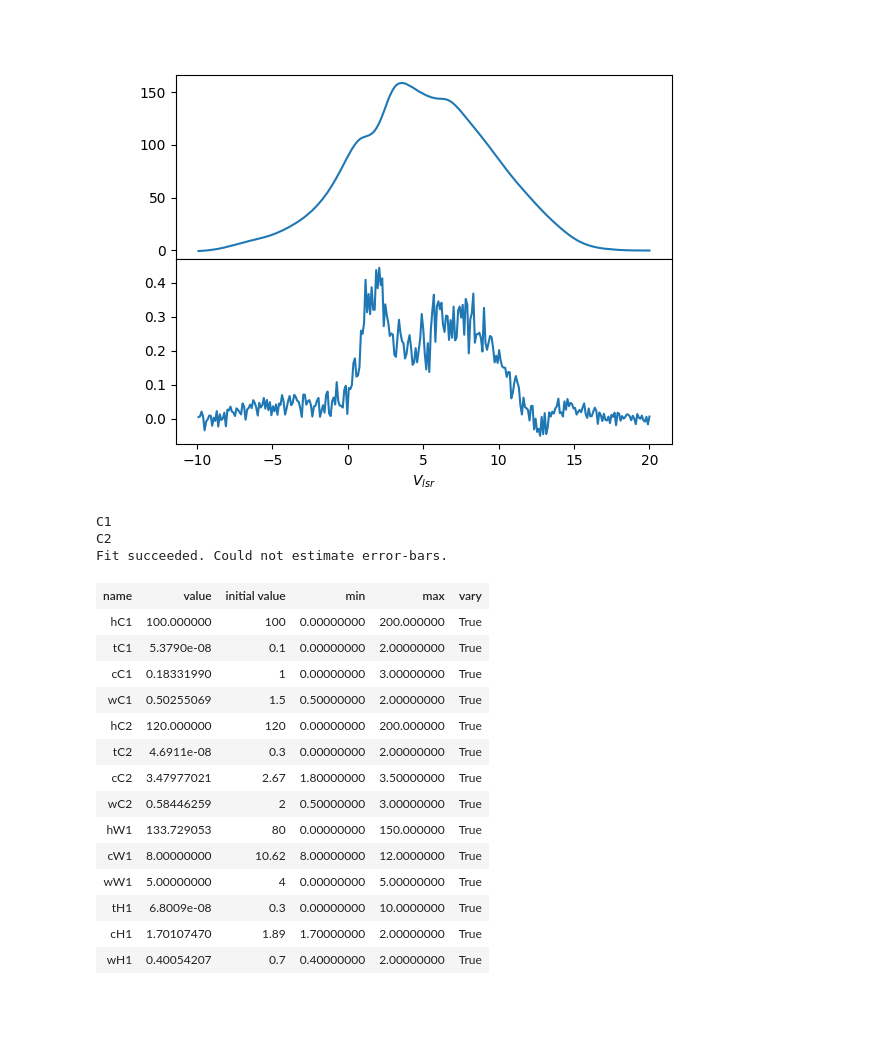
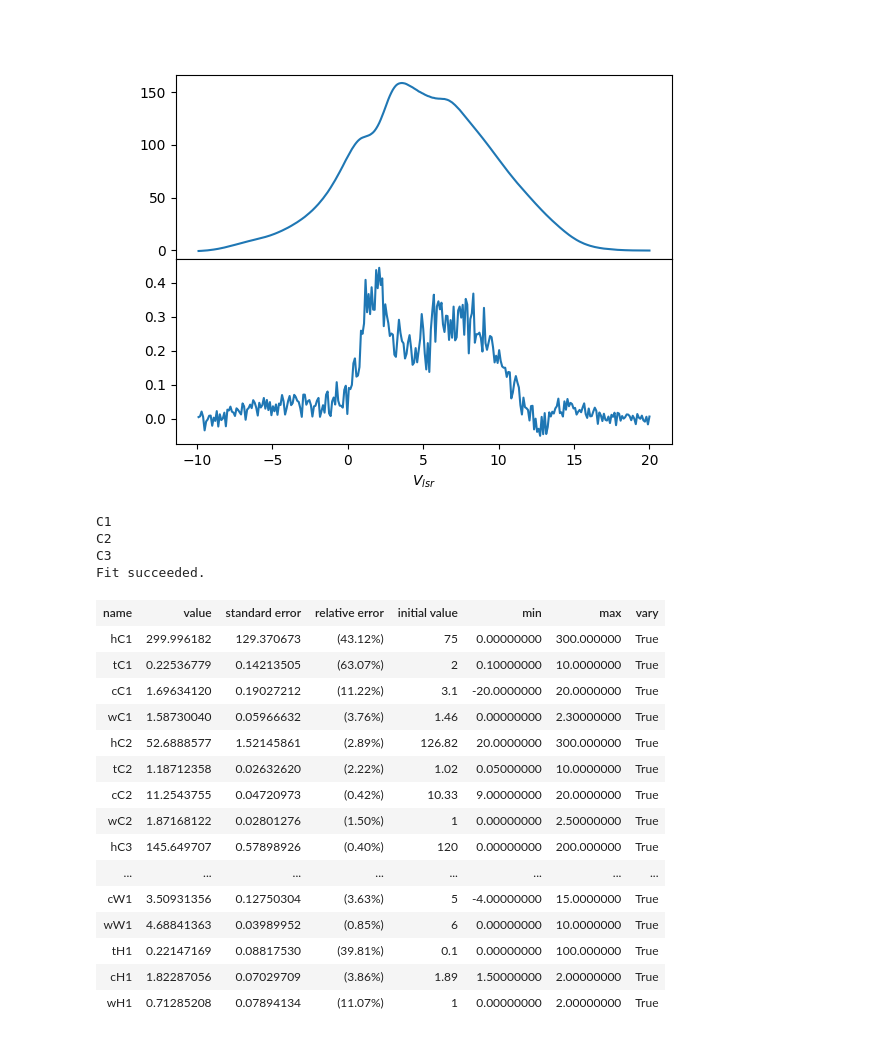
Before and after one commit to UjwalReddy267/ZeemanStokes, a Jupyter notebook: autofit.ipynb, the cells around one changed output. Drawn from its saved outputs; the diff is of its cells as text; code cells hidden in the pictures; blank space fills up the shorter version.

```diff
--- a/autofit.ipynb
+++ b/autofit.ipynb
@@ -356,27 +376,37 @@ class stokes_V:
 
 stokesIModel = stokes_I(vel,stk_i)
 
-stokesIModel.addCNM('C1',[100,0.1,1,1.5],
+stokesIModel.addCNM('C1',
+             [75,2,3.1,1.46],
              [True,True,True,True],
-             [0,0,0,0.5],
-             [200,2,3,2])
+             [0,0.1,-20,0],
+             [300,10,20,2.3])
 
-stokesIModel.addCNM('C2',[120,0.3,2.67,2],
+stokesIModel.addCNM('C2',
+             [126.82,1.02,10.33,1],
              [True,True,True,True],
-             [0,0,1.8,0.5],
-             [200,2,3.5,3])
+             [20,0.05,9,0],
+             [300,10,20,2.5])
 
-stokesIModel.addWNM('W1',[80,10.62,4],
+stokesIModel.addCNM('C3',
+             [120,3,8.01,1.5],
              [True,True,True,True],
-             [0,8,0],
-             [150,12,5])
+             [0,0,6,0],
+             [200,100,9,2])
 
-stokesIModel.addHINSA('H1',[0.3,1.89,00.7],
+stokesIModel.addWNM('W1',
+             [12,5,6],
+             [True,True,True,True],
+             [0,-4,0],
+             [100,15,10])
+
+stokesIModel.addHINSA('H1',
+                      [0.1,1.89,1],
                       [True,True,True],
-                      [0,1.7,0.4],
-                      [10,2.0,2])
+                      [0,1.5,0],
+                      [100,2,2])
 #Define order
-order = ['H1','C1','C2','W1']
+order = ['H1','C1','C2','C3','W1']
 
 
 """stokesIModel.addCNM([75,2,3.1,1.46],
@@ -385,46 +415,48 @@ order = ['H1','C1','C2','W1']
              [300,10,20,2.3])
 
 stokesIModel.addCNM([126.82,1.02,10.33,1],
              [True,True,True,True],
              [20,0.05,9,0],
              [300,10,20,2.5])
 
 stokesIModel.addCNM([120,3,8.01,1.5],
              [True,True,True,True],
              [0,0,6,0],
              [200,100,9,2])
 
 stokesIModel.addWNM([12,5,6],
              [True,True,True,True],
              [0,-4,0],
 
              [100,15,10])
 
 stokesIModel.addHINSA([0.1,1.89,1],
                       [True,True,True],
                       [0,1.5,0],
                       [100,2.0,2.0])
 order = [0,1,2,3,4]"""
 #2134
 stokesIModel.performFit(order = order)
 print(stokesIModel.result.message)
 display(stokesIModel.result.params)
 # %% [output]
 C1
 C2
-Fit succeeded. Could not estimate error-bars.
+C3
+Fit succeeded.
-| name | value | initial value | min | max | vary |
-| hC1 | 100.000000 | 100 | 0.00000000 | 200.000000 | True |
-| tC1 | 5.3790e-08 | 0.1 | 0.00000000 | 2.00000000 | True |
-| cC1 | 0.18331990 | 1 | 0.00000000 | 3.00000000 | True |
-| wC1 | 0.50255069 | 1.5 | 0.50000000 | 2.00000000 | True |
-| hC2 | 120.000000 | 120 | 0.00000000 | 200.000000 | True |
-| tC2 | 4.6911e-08 | 0.3 | 0.00000000 | 2.00000000 | True |
-| cC2 | 3.47977021 | 2.67 | 1.80000000 | 3.50000000 | True |
-| wC2 | 0.58446259 | 2 | 0.50000000 | 3.00000000 | True |
-| hW1 | 133.729053 | 80 | 0.00000000 | 150.000000 | True |
-| cW1 | 8.00000000 | 10.62 | 8.00000000 | 12.0000000 | True |
-| wW1 | 5.00000000 | 4 | 0.00000000 | 5.00000000 | True |
-| tH1 | 6.8009e-08 | 0.3 | 0.00000000 | 10.0000000 | True |
-| cH1 | 1.70107470 | 1.89 | 1.70000000 | 2.00000000 | True |
-| wH1 | 0.40054207 | 0.7 | 0.40000000 | 2.00000000 | True |
+| name | value | standard error | relative error | initial value | min | max | vary |
+| hC1 | 299.996182 | 129.370673 | (43.12%) | 75 | 0.00000000 | 300.000000 | True |
+| tC1 | 0.22536779 | 0.14213505 | (63.07%) | 2 | 0.10000000 | 10.0000000 | True |
+| cC1 | 1.69634120 | 0.19027212 | (11.22%) | 3.1 | -20.0000000 | 20.0000000 | True |
+| wC1 | 1.58730040 | 0.05966632 | (3.76%) | 1.46 | 0.00000000 | 2.30000000 | True |
+| hC2 | 52.6888577 | 1.52145861 | (2.89%) | 126.82 | 20.0000000 | 300.000000 | True |
+| tC2 | 1.18712358 | 0.02632620 | (2.22%) | 1.02 | 0.05000000 | 10.0000000 | True |
+| cC2 | 11.2543755 | 0.04720973 | (0.42%) | 10.33 | 9.00000000 | 20.0000000 | True |
+| wC2 | 1.87168122 | 0.02801276 | (1.50%) | 1 | 0.00000000 | 2.50000000 | True |
+| hC3 | 145.649707 | 0.57898926 | (0.40%) | 120 | 0.00000000 | 200.000000 | True |
+| ... | ... | ... | ... | ... | ... | ... | ... |
+| cW1 | 3.50931356 | 0.12750304 | (3.63%) | 5 | -4.00000000 | 15.0000000 | True |
+| wW1 | 4.68841363 | 0.03989952 | (0.85%) | 6 | 0.00000000 | 10.0000000 | True |
+| tH1 | 0.22147169 | 0.08817530 | (39.81%) | 0.1 | 0.00000000 | 100.000000 | True |
+| cH1 | 1.82287056 | 0.07029709 | (3.86%) | 1.89 | 1.50000000 | 2.00000000 | True |
+| wH1 | 0.71285208 | 0.07894134 | (11.07%) | 1 | 0.00000000 | 2.00000000 | True |
```
Also changed, not shown: parts of 6 cells of this notebook.
